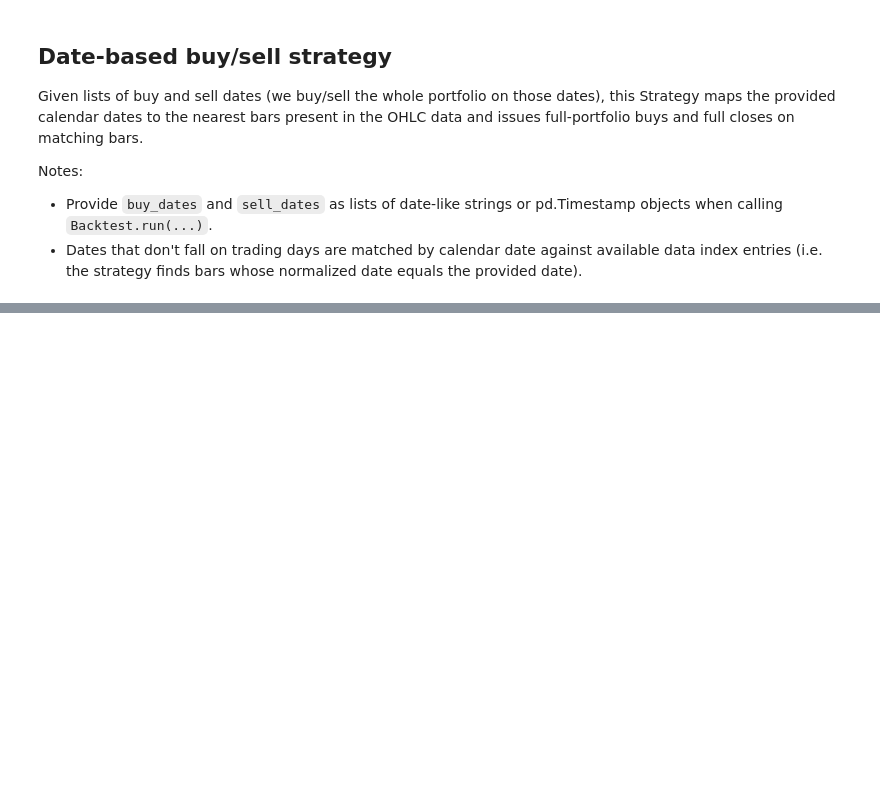
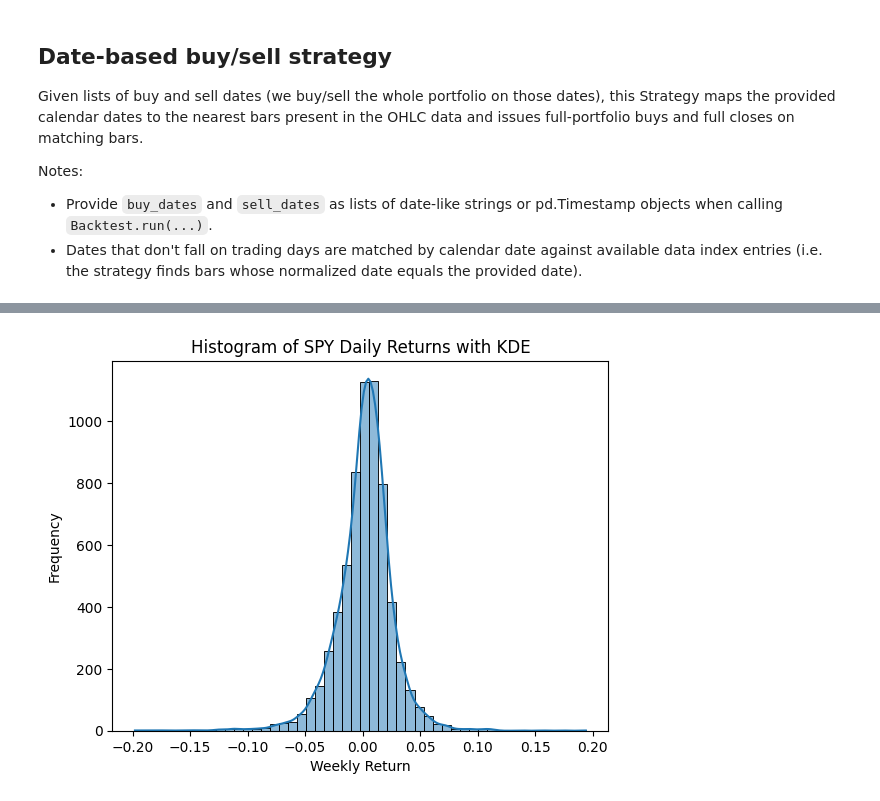
Before and after one commit to ivanleekk/financial-data-toolkit, a Jupyter notebook: notebooks/init.ipynb, the cells around one changed output, grey strips where cells are left out. Saved outputs shown, nothing was run; the diff lists cells and outputs as text; code cells hidden in the pictures; blank space fills up the shorter version.

```diff
--- a/notebooks/init.ipynb
+++ b/notebooks/init.ipynb
@@ -127,0 +203,10 @@ GridPlot(id='p5647', ...)
+# %%
+# check if it follows a gaussian mixture model
+import seaborn as sns
+sns.histplot(hist_spy['Weekly Return'].dropna(), bins=50, kde=True)
+plt.xlabel('Weekly Return')
+plt.ylabel('Frequency')
+plt.title('Histogram of SPY Daily Returns with KDE')
+plt.show()
+# %% [output]
+[figure, added]
```
Also changed, not shown: parts of 12 cells of this notebook, 2 other files.
